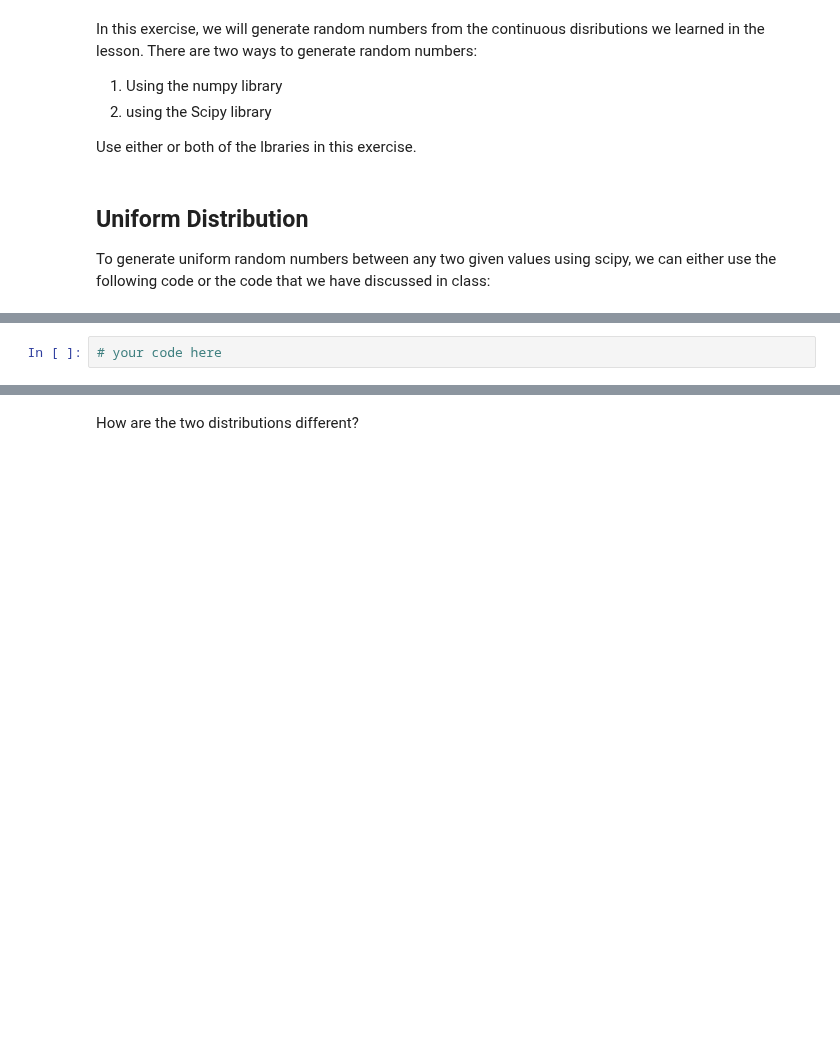
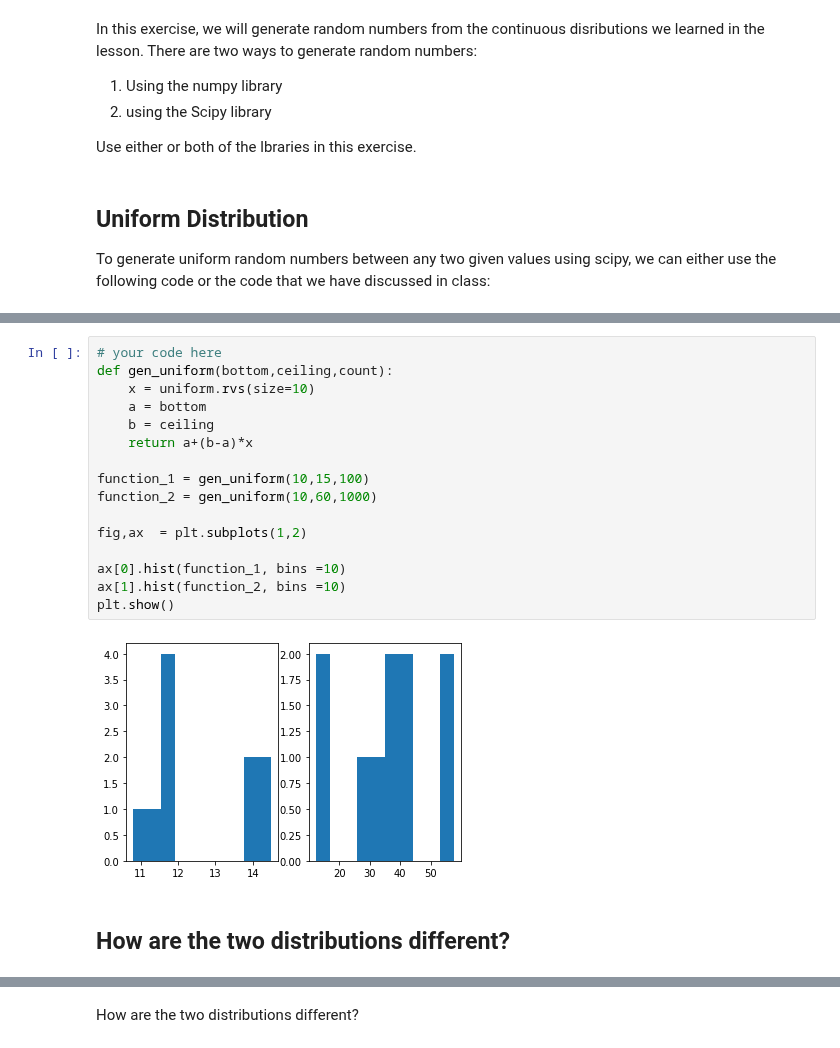
Before and after one commit to ta-data-lis/lab-probability-distributions, a Jupyter notebook: your-code/continuous.ipynb, the cells around one changed output, grey strips where cells are left out. Cells and saved outputs as stored; diff of their text form; blank space fills up the shorter version.

```diff
--- a/your-code/continuous.ipynb
+++ b/your-code/continuous.ipynb
@@ -42,5 +47,23 @@ print(randoms)
 Your output should look like below:
 
 ![uniform distribution](ud.png)
-# %%
-# your code here
+# %%
+# your code here
+def gen_uniform(bottom,ceiling,count):
+    x = uniform.rvs(size=10)
+    a = bottom
+    b = ceiling
+    return a+(b-a)*x
+
+function_1 = gen_uniform(10,15,100)
+function_2 = gen_uniform(10,60,1000)
+
+fig,ax  = plt.subplots(1,2)
+
+ax[0].hist(function_1, bins =10)
+ax[1].hist(function_2, bins =10)
+plt.show()
+# %% [output]
+[figure, added]
+# %% [markdown]
+## How are the two distributions different?
```
Also changed, not shown: parts of 23 cells of this notebook.
